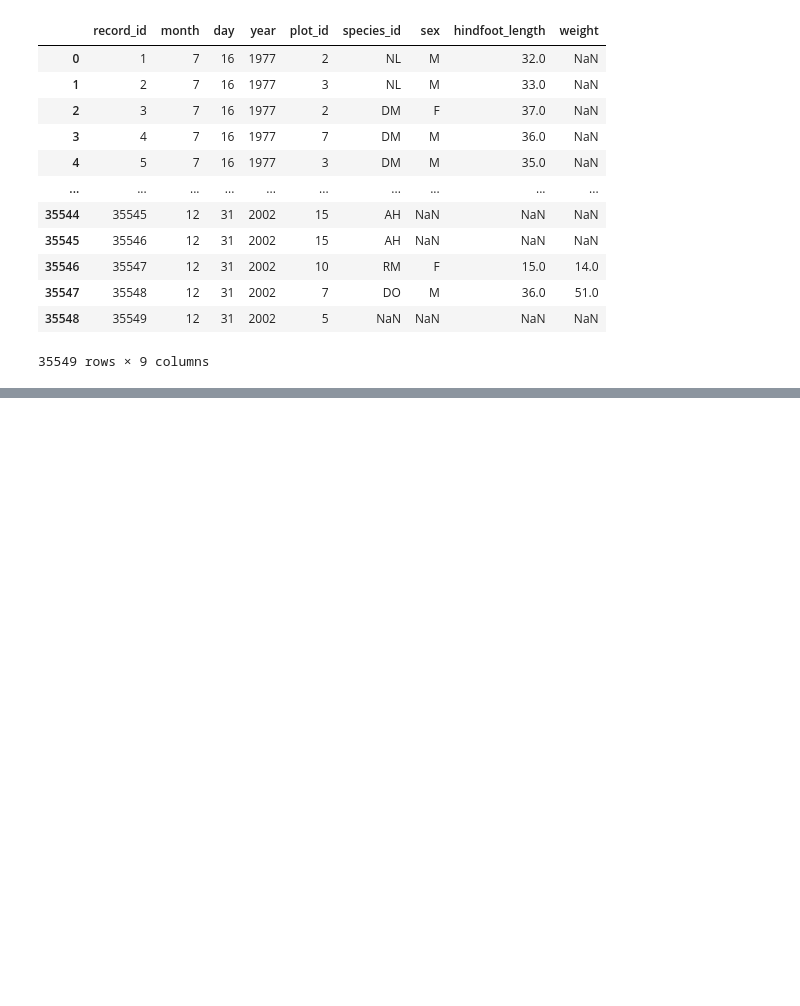
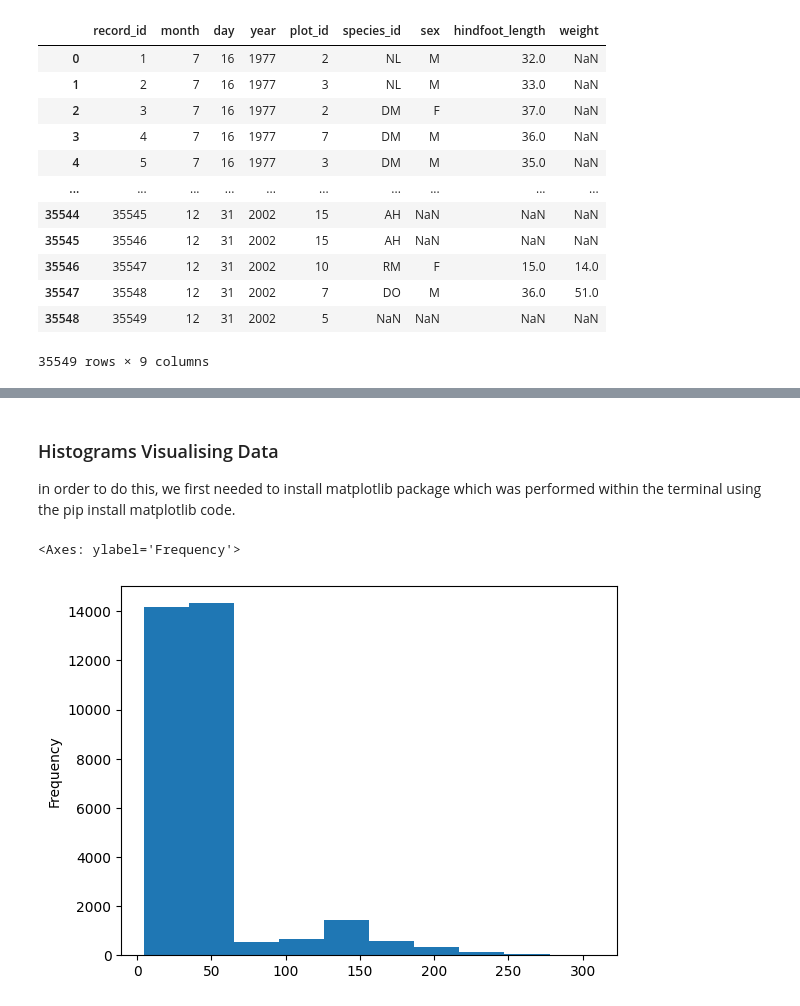
Before and after one commit to ElloiseStephenson/dimen-python-2023, a Jupyter notebook: hello.ipynb, the cells around one changed output, grey strips where cells are left out. Saved outputs shown, nothing was run; the diff lists cells and outputs as text; code cells hidden in the pictures; blank space fills up the shorter version.

```diff
--- a/hello.ipynb
+++ b/hello.ipynb
@@ -210,0 +406,2 @@ surveys_df
+# %%
+surveys_df['weight'] = surveys_df['weight'] * 1.1
@@ -210,0 +423,8 @@ surveys_df
+# %% [markdown]
+### Histograms Visualising Data
+in order to do this, we first needed to install matplotlib package which was performed within the terminal using the pip install matplotlib code.
+# %%
+surveys_df['weight'].plot(kind='hist')
+# %% [output]
+<Axes: ylabel='Frequency'>
+[figure, added]
```
Also changed, not shown: parts of 32 cells of this notebook.
